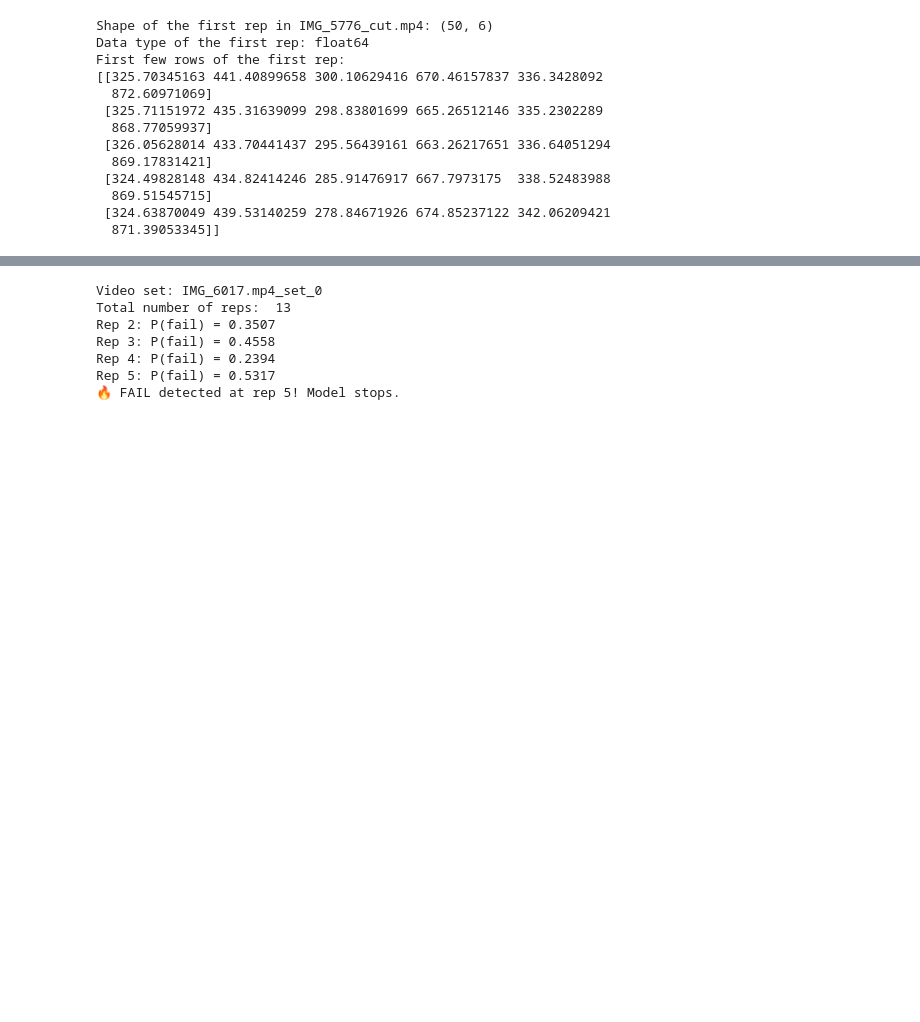
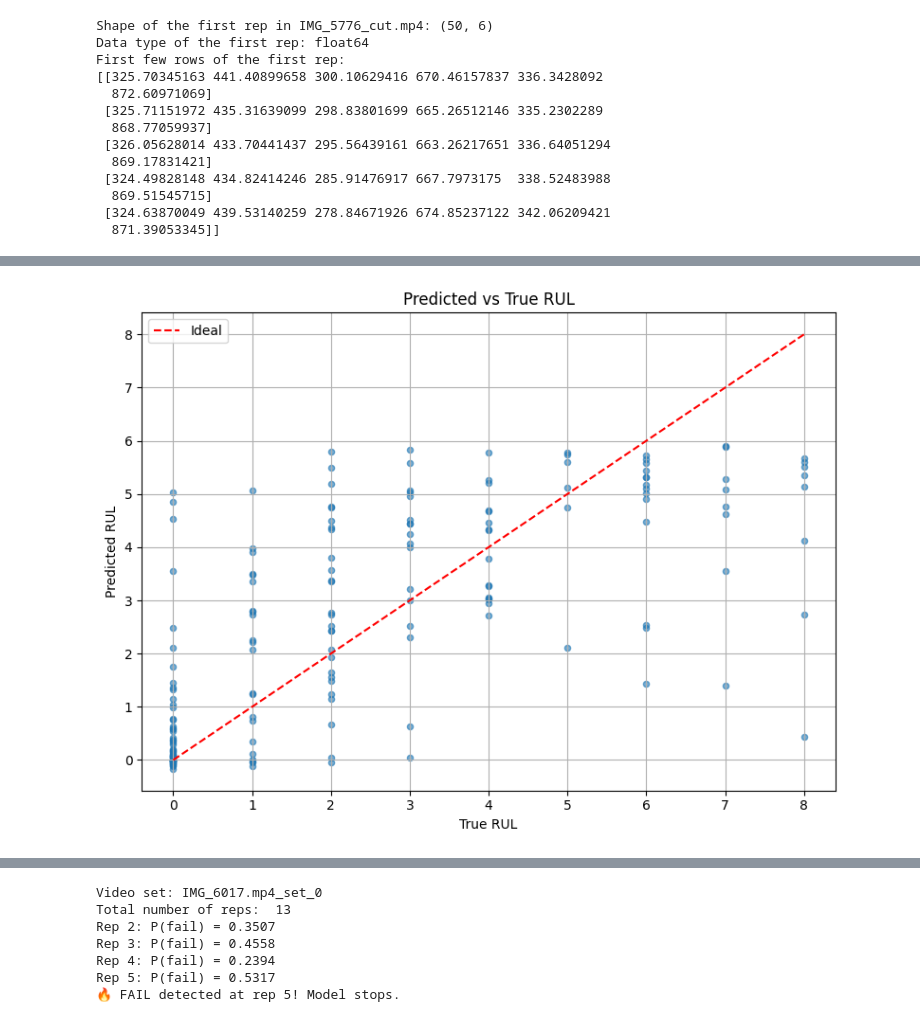
Before and after one commit to Cat2005/ML-rep-failure, a Jupyter notebook: lstm_rep_detection.ipynb, the cells around one changed output, grey strips where cells are left out. Cells and saved outputs as stored; diff of their text form; code cells hidden in the pictures; blank space fills up the shorter version.

```diff
--- a/lstm_rep_detection.ipynb
+++ b/lstm_rep_detection.ipynb
@@ -1455,35 +1708,77 @@ def evaluate_on_test(row_index, df, save=False, device=torch.device('cuda' if to
     test_loader  = DataLoader(test_dataset, batch_size=hparams['batch_size'], shuffle=False)
 
     # 5. Inference loop
-    all_logits = []
-    all_labels = []
+    all_preds = []
+    all_targets = []
+
     with torch.no_grad():
-        for reps, labels in test_loader:
-            reps, labels = reps.to(device), labels.to(device)
-            logits = model(reps)
+        for reps, rul_targets in test_loader:
+            reps, rul_targets = reps.to(device), rul_targets.to(device)
+            preds = model(reps)  # shape: (batch,)
+            all_preds.append(preds.cpu())
+            all_targets.append(rul_targets.cpu())
 
-            all_logits.append(logits.cpu())
-            all_labels.append(labels.cpu())
+    all_preds = torch.cat(all_preds)
+    all_targets = torch.cat(all_targets)
 
-    all_logits = torch.cat(all_logits, dim=0)
-    all_labels = torch.cat(all_labels, dim=0)
+    from sklearn.metrics import mean_squared_error, mean_absolute_error, r2_score
+    import numpy as np
 
-    # 6. Compute your metrics
-    pred_prob = torch.sigmoid(all_logits)
-    pred = (pred_prob >= 0.5).long()
+    rmse = np.sqrt(mean_squared_error(all_targets, all_preds))
+    mae = mean_absolute_error(all_targets, all_preds)
+    r2 = r2_score(all_targets, all_preds)
 
-    # E.g., compute accuracy, precision, recall:
-    from sklearn.metrics import accuracy_score, precision_score, recall_score, f1_score
+    print(f"Test RMSE: {rmse:.4f}")
+    print(f"Test MAE: {mae:.4f}")
+    print(f"Test R²: {r2:.4f}")
 
-    acc = accuracy_score(all_labels, pred)
-    precision = precision_score(all_labels, pred, zero_division=0)
-    recall = recall_score(all_labels, pred, zero_division=0)
-    f1 = f1_score(all_labels, pred, zero_division=0)
+    import matplotlib.pyplot as plt
 
-    print("Test Accuracy:", f"{acc:.4f}")
-    print("Test Precision:", f"{precision:.4f}")
-    print("Test Recall:", f"{recall:.4f}")
-    print("Test F1:", f"{f1:.4f}")
+    plt.figure(figsize=(8, 6))
+    plt.scatter(all_targets, all_preds, alpha=0.6, s=20)
+    plt.plot([0, all_targets.max()], [0, all_targets.max()], 'r--', label='Ideal')
+    plt.xlabel("True RUL")
+    plt.ylabel("Predicted RUL")
+    plt.title("Predicted vs True RUL")
+    plt.legend()
+    plt.grid(True)
+    plt.tight_layout()
+
+    if save:
+        plt.savefig("rul_eval_plot.png", dpi=200)
+    else:
+        plt.show()
+
+    import pandas as pd
+
+    # Create a DataFrame for analysis
+    results_df = pd.DataFrame({
+        'true_rul': all_targets.numpy(),
+        'pred_rul': all_preds.numpy()
+    })
+
+    # Define RUL bins (you can tweak these)
+    bin_edges = [0, 1, 3, 5, 8, 12, 25]  # <- customize depending on your max RUL
+    bin_labels = [f"[{bin_edges[i]}, {bin_edges[i+1]})" for i in range(len(bin_edges)-1)]
+    results_df['rul_bin'] = pd.cut(results_df['true_rul'], bins=bin_edges, labels=bin_labels, include_lowest=True)
+
+    # Group and compute metrics
+    grouped = results_df.groupby('rul_bin')
+
+    print("\n📊 Per-RUL Bin Performance:")
+    for name, group in grouped:
+        y_true = group['true_rul'].values
+        y_pred = group['pred_rul'].values
+
+        if len(y_true) < 3:
+            continue  # skip small bins
+
+        bin_rmse = np.sqrt(mean_squared_error(y_true, y_pred))
+        bin_mae = mean_absolute_error(y_true, y_pred)
+        bin_r2 = r2_score(y_true, y_pred)
+
+        print(f"  RUL {name}: RMSE={bin_rmse:.2f} | MAE={bin_mae:.2f} | R²={bin_r2:.2f}")
+
 
 
 
@@ -1501,0 +1796 @@ Test F1: 0.7468
+[figure, added]
```
Also changed, not shown: parts of 20 cells of this notebook.
